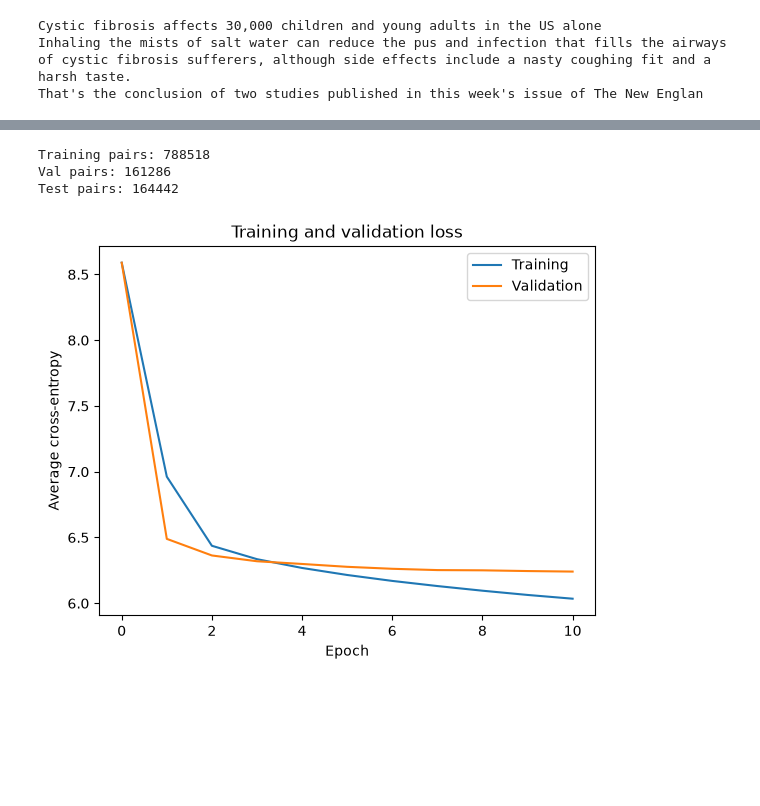
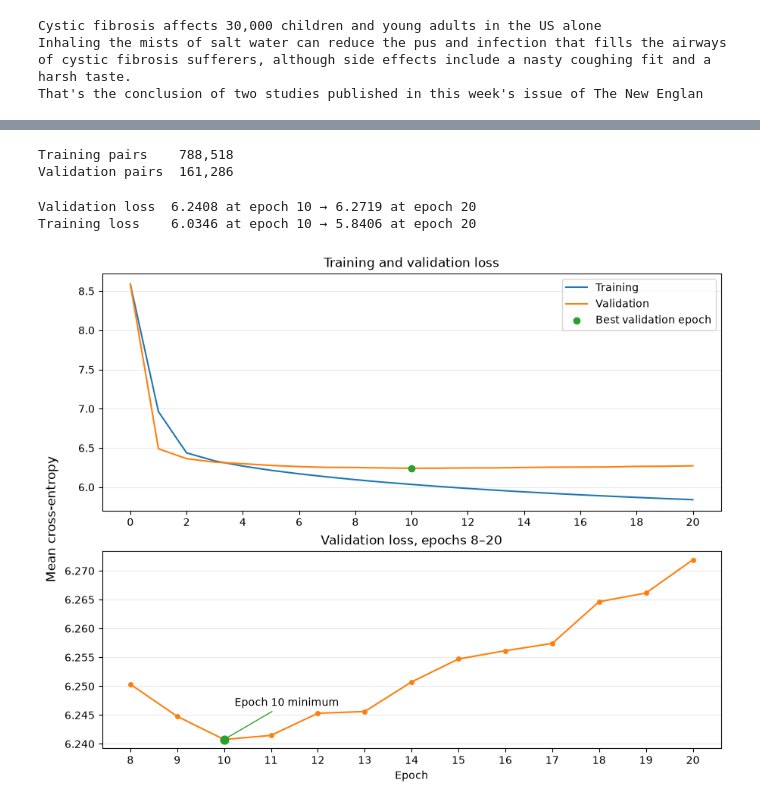
Before and after one commit to bradyap/word2vec, a Jupyter notebook: demo.ipynb, the cells around one changed output, grey strips where cells are left out. Saved outputs shown, nothing was run; the diff lists cells and outputs as text; code cells hidden in the pictures; blank space fills up the shorter version.

Commit message:
started model evaluation in demo notebook

```diff
--- a/demo.ipynb
+++ b/demo.ipynb
@@ -49,16 +34,12 @@ Test                   89.66%         49.80%
 # %%
-# Use the same vocab to generate pairs for all three sets
 WINDOW_SIZE = 2
 
 train_pairs = w2v.generate_pairs(train_sentences, word_to_id, WINDOW_SIZE)
 val_pairs = w2v.generate_pairs(val_sentences, word_to_id, WINDOW_SIZE)
-test_pairs = w2v.generate_pairs(test_sentences, word_to_id, WINDOW_SIZE)
 
-print(f'Training pairs: {len(train_pairs)}')
-print(f'Val pairs: {len(val_pairs)}')
-print(f'Test pairs: {len(test_pairs)}')
+print(f'Training pairs    {len(train_pairs):,}')
+print(f'Validation pairs  {len(val_pairs):,}')
 # %% [output]
-Training pairs: 788518
-Val pairs: 161286
-Test pairs: 164442
+Training pairs    788,518
+Validation pairs  161,286
 # %%
@@ -80,12 +60,54 @@ with threadpool_limits(limits=4, user_api='blas'):
+# %%
+best_epoch = int(np.argmin(val_loss_history)) + 1
+best_val_loss = val_loss_history[best_epoch - 1]
+
+print(f'Validation loss  {best_val_loss:.4f} at epoch {best_epoch} → '
+      f'{val_loss_history[-1]:.4f} at epoch {EPOCHS}')
+print(f'Training loss    {train_loss_history[best_epoch - 1]:.4f} at epoch {best_epoch} → '
+      f'{train_loss_history[-1]:.4f} at epoch {EPOCHS}')
+# %% [output]
+Validation loss  6.2408 at epoch 10 → 6.2719 at epoch 20
+Training loss    6.0346 at epoch 10 → 5.8406 at epoch 20
 # %%
-epochs = range(len(train_loss_history) + 1)
+epochs = range(EPOCHS + 1)
+training_losses = [initial_train_loss, *train_loss_history]
+validation_losses = [initial_val_loss, *val_loss_history]
+zoom_start = 8
 
-plt.plot(epochs, [initial_train_loss, *train_loss_history], label='Training')
-plt.plot(epochs, [initial_val_loss, *val_loss_history], label='Validation')
-plt.xlabel('Epoch')
-plt.ylabel('Average cross-entropy')
-plt.title('Training and validation loss')
-plt.legend()
+fig, (full_ax, zoom_ax) = plt.subplots(
+    2, 1, figsize=(9, 7), height_ratios=(1.2, 1), layout='constrained'
+)
+best_epoch_color = 'tab:green'
+full_ax.plot(epochs, training_losses, color='tab:blue', label='Training')
+full_ax.plot(epochs, validation_losses, color='tab:orange', label='Validation')
+full_ax.scatter(
+    best_epoch, best_val_loss, color=best_epoch_color, zorder=3, label='Best validation epoch'
+)
+full_ax.set(title='Training and validation loss', xticks=range(0, EPOCHS + 1, 2))
+full_ax.legend()
+
+zoom_ax.plot(
+    epochs[zoom_start:], validation_losses[zoom_start:],
+    color='tab:orange', marker='o', markersize=4,
+)
+zoom_ax.scatter(best_epoch, best_val_loss, color=best_epoch_color, s=60, zorder=3)
+zoom_ax.annotate(
+    f'Epoch {best_epoch} minimum',
+    (best_epoch, best_val_loss),
+    xytext=(10, 32),
+    textcoords='offset points',
+    arrowprops={'arrowstyle': '-', 'color': best_epoch_color},
+)
+zoom_ax.set(
+    title=f'Validation loss, epochs {zoom_start}–{EPOCHS}',
+    xlabel='Epoch',
+    xticks=epochs[zoom_start:],
+)
+
+for ax in (full_ax, zoom_ax):
+    ax.grid(axis='y', alpha=0.25)
+
+fig.supylabel('Mean cross-entropy')
 plt.show()
 # %% [output]
-[figure, old version]
+[figure, new version]
```
Also changed, not shown: parts of 7 cells of this notebook.
